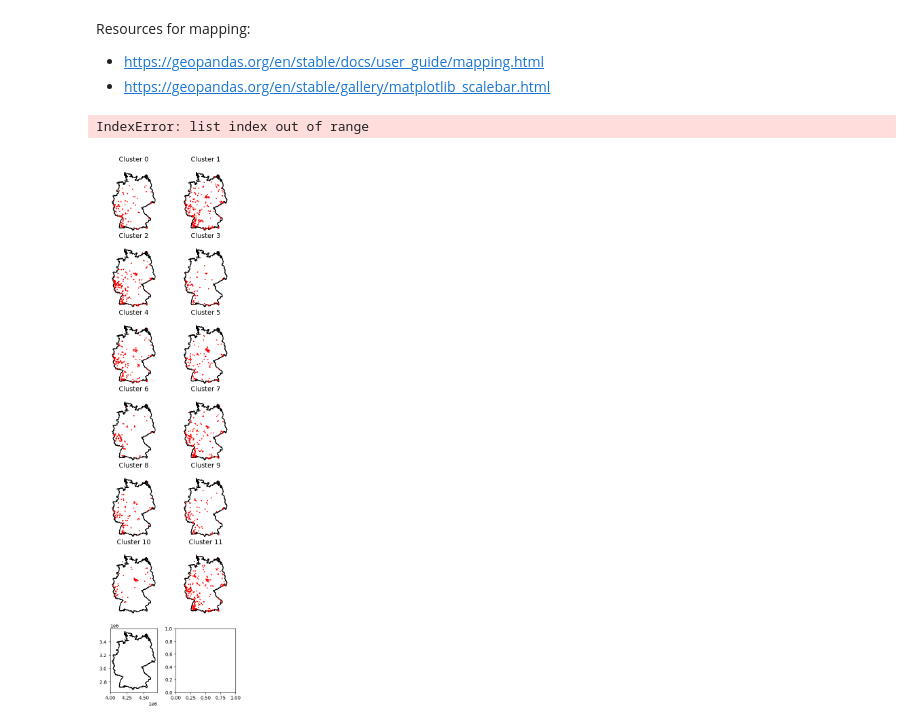
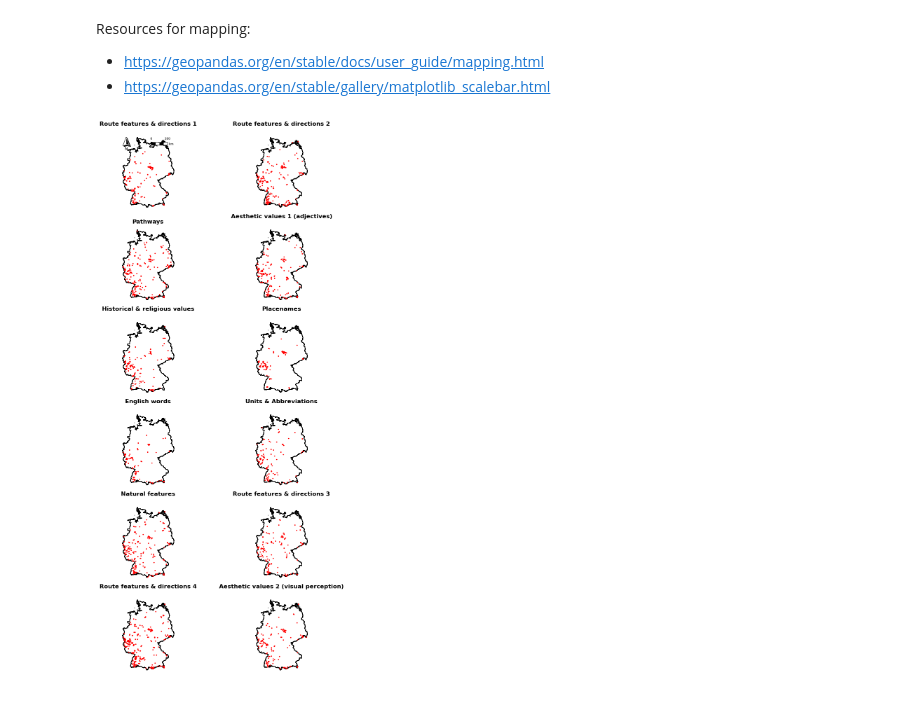
Before and after one commit to n-mo92/nm_forest_thesis, a Jupyter notebook: rq2_step2_text_analysis.ipynb, the cells around one changed output. Cells and saved outputs as stored; diff of their text form; code cells hidden in the pictures.

```diff
--- a/rq2_step2_text_analysis.ipynb
+++ b/rq2_step2_text_analysis.ipynb
@@ -883,28 +884,21 @@ top10_clus_tokens = [clus0_top10_df, clus1_top10_df, clus2_top10_df, clus3_top10
                     clus8_top10_df, clus9_top10_df, clus10_top10_df, clus11_top10_df]
 
 
-# Create custom titles (UPDATE LATER)
-all_titles = ["Cluster 0", "Cluster 1",
-              "Cluster 2",  "Cluster 3",
-              "Cluster 4", "Cluster 5",
-              "Cluster 6", "Cluster 7",
-              "Cluster 8", "Cluster 9",
-              "Cluster 10", "Cluster 11"]
-
 # Create a figure with subplots
-fig, axes = plt.subplots(nrows=6, ncols=2, figsize=(13,20))
+fig, axes = plt.subplots(nrows=6, ncols=2, figsize=(14,22))
 
 # Allows to iterate in 1 dimension
 axes = axes.flatten()
 
 # Iterate through each word cloud to plot (class 3 in 1st column, class 6 in 2nd column)
+# Note: the titles (all_titles) are defined in the word cloud code section
 for i in range(12):
     bar_chart_c3 = axes[i].barh(top10_clus_tokens[i]["token"],
                                    top10_clus_tokens[i]["count"],
                                    color = "CadetBlue",
                                    height = 0.5)
     axes[i].invert_yaxis()
-    axes[i].set_title(all_titles[i], fontsize=16, fontweight="bold")
+    axes[i].set_title(all_titles[i], fontsize=14, fontweight="bold")
     axes[i].set_xlim(right=200)
     axes[i].bar_label(bar_chart_c3, fontsize=12)
     axes[i].tick_params(axis='y', labelsize=12)
@@ -913,10 +907,10 @@ for i in range(12):
     axes[11].set_xlabel('Frequency (number of tokens)', fontsize=14, labelpad=15)
 
 # Adjust white space at the top to fit in main titles and adjust space between rows/columns
-plt.subplots_adjust(top=0.90, hspace=0.3, wspace=0.35)
+plt.subplots_adjust(top=0.90, hspace=0.3, wspace=0.45)
 
 # Save the combined figure (this needs to go before plt.show otherwise saved output is blank)
-plt.savefig('./outputs/figures/rq3_token_counts_per_cluster_overall.png', bbox_inches='tight')
+plt.savefig('./outputs/figures/rq2_token_counts_per_cluster_overall.png', bbox_inches='tight')
 
 # Show plot
 plt.show()
@@ -1089,47 +1082,46 @@ Resources for mapping:
 # Load Germany footprint to use outline as basemap
 de_outline = gpd.read_file("./processing/clipper.shp")
 
-# Store the cluster titles (UPDATE LATER)
-all_titles = ["Cluster 0", "Cluster 1",
-              "Cluster 2",  "Cluster 3",
-              "Cluster 4", "Cluster 5",
-              "Cluster 6", "Cluster 7",
-              "Cluster 8", "Cluster 9",
-              "Cluster 10", "Cluster 11"]
-
 # Create a figure with subplots
-fig, axes = plt.subplots(nrows=7, ncols=2, figsize=(5, 20))
+fig, axes = plt.subplots(nrows=6, ncols=2, figsize=(9, 20))
 
 # Allows to iterate in 1 dimension
 axes = axes.flatten()
 
+# Create maps for each set of cluster geometries
+# Note: the titles (all_titles) are defined in the word cloud code section
 for i in range(12):
     # Load cluster trails as gdf after assembling path
     cluster_name = "clus" + str(i)
     cluster_path = "./processing/" + cluster_name + "_trails.shp"
     cluster_gdf = gpd.read_file(cluster_path)
 
     # Plot Germany outline
     de_outline.plot(ax=axes[i], color='white', edgecolor='black')
 
     # Plot cluster trail centroids
     cluster_gdf.plot(ax=axes[i], marker='o', color='Red', markersize=2)
 
     # OR Plot cluster trail polygons
     #cluster_gdf.plot(ax=axes[i], color="Red", edgecolor="Red")
 
     # Add title and remove x,y axis
-    axes[i].set_title(all_titles[i], fontsize=14)
+    axes[i].set_title(all_titles[i], fontsize=12, fontweight="bold")
     axes[i].set_axis_off()
 
     # Add scale bar and north arrow for the first plot
-    axes[1].add_artist(ScaleBar(distance_meters))
+    NorthArrow.set_size("small")
+    ScaleBar.set_size("small")
+    north_arrow(axes[0], location="upper left", rotation={"crs": 3035, "reference": "center"})
+    scale_bar(axes[0], location="upper right", style="boxes", bar={"projection": 3035})
 
-plt.subplots_adjust(hspace=0.2, wspace=0.1)
+# Adjust the white space between columns/rows
+plt.subplots_adjust(hspace=0.2, wspace=0.2)
+
+# Save the figure (this needs to go before plt.show otherwise saved output is blank)
+plt.savefig('./outputs/figures/rq2_cluster_geom_maps.png', bbox_inches='tight')
 
 # Tight layout and display
-plt.tight_layout()
 plt.show()
 # %% [output]
-IndexError: list index out of range
-[figure, old version]
+[figure, new version]
```
Also changed, not shown: parts of 9 cells of this notebook.
